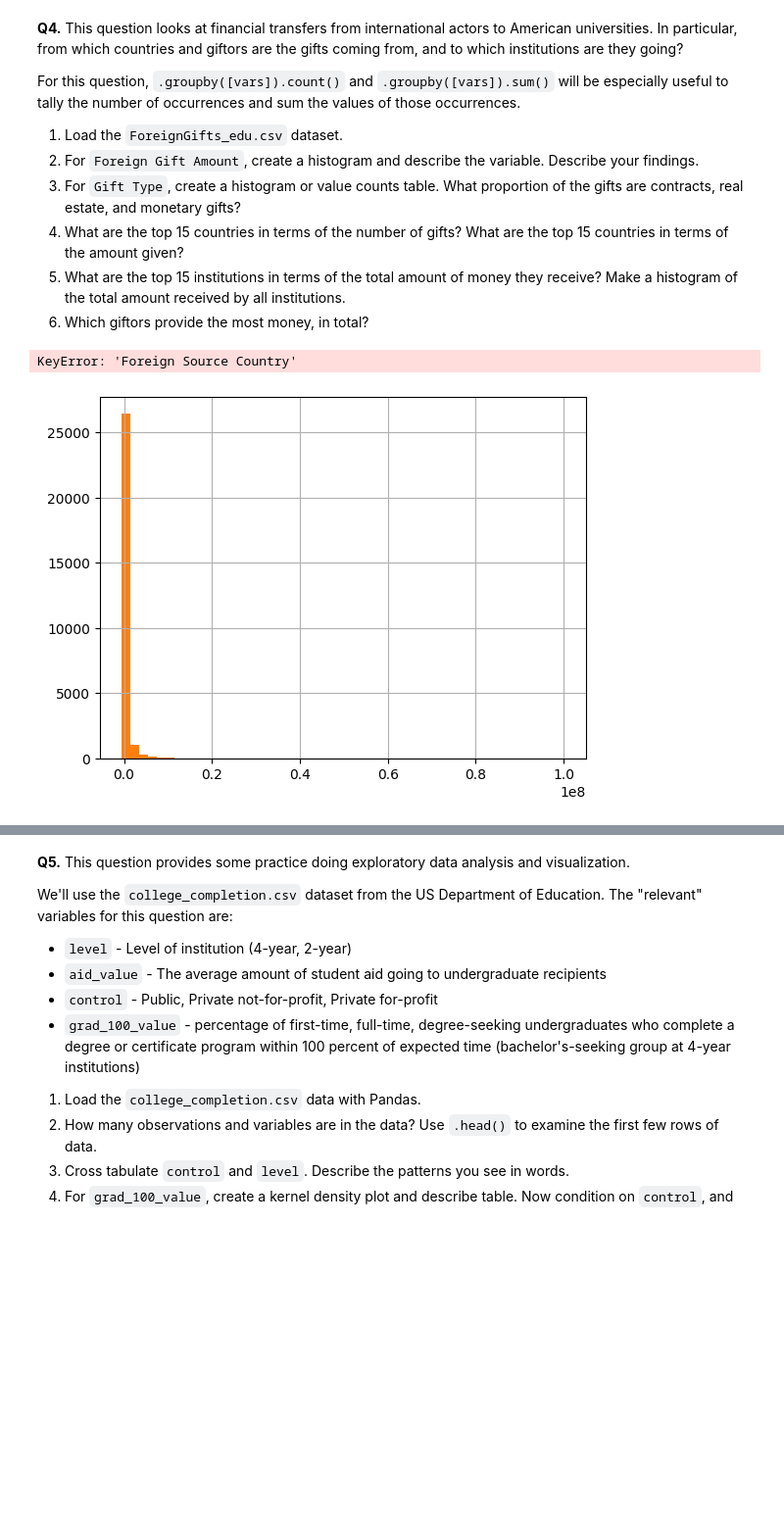
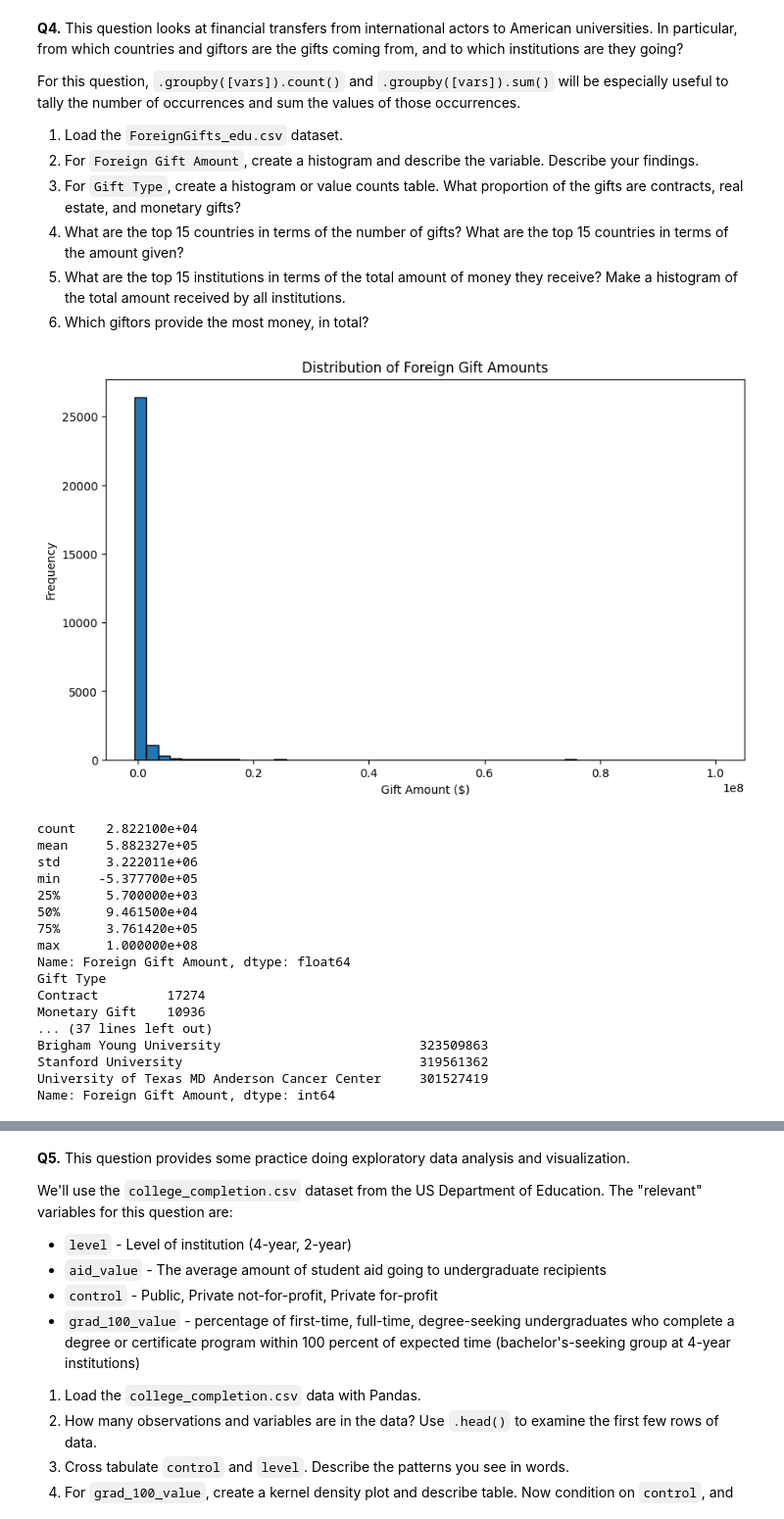
Before and after one commit to saigadipati-design/undergrad_ml_assignments, a Jupyter notebook: 01_assignment_wrangling_and_eda.ipynb, the cells around one changed output, grey strips where cells are left out. Shown at 98% size. Cells and saved outputs as stored; diff of their text form; code cells hidden in the pictures; blank space fills up the shorter version.

```diff
--- a/01_assignment_wrangling_and_eda.ipynb
+++ b/01_assignment_wrangling_and_eda.ipynb
@@ -208,30 +208,62 @@ For this question, `.groupby([vars]).count()` and `.groupby([vars]).sum()` will
 5. What are the top 15 institutions in terms of the total amount of money they receive? Make a histogram of the total amount received by all institutions.
 6. Which giftors provide the most money, in total?
 # %%
+import seaborn as sns
+
 fg = pd.read_csv("ForeignGifts_edu.csv")
 
-fg["Foreign Gift Amount"].hist(bins=50)
+fg['Foreign Gift Amount'] = pd.to_numeric(fg['Foreign Gift Amount'], errors='coerce')
+amounts = fg['Foreign Gift Amount'].dropna()
 
-fg["Gift Type"].value_counts(normalize=True)
+plt.figure(figsize=(10,6))
+plt.hist(amounts, bins=50, edgecolor='black')
+plt.title('Distribution of Foreign Gift Amounts')
+plt.xlabel('Gift Amount ($)')
+plt.ylabel('Frequency')
+plt.show()
 
-fg["Foreign Gift Amount"].hist(bins=50)
+print(amounts.describe())
 
-fg["Gift Type"].value_counts(normalize=True)
+gift_counts = fg['Gift Type'].value_counts()
+print(gift_counts)
 
-fg.groupby("Foreign Source Country")["Foreign Gift Amount"].count().sort_values(ascending=False).head(15)
-fg.groupby("Foreign Source Country")["Foreign Gift Amount"].sum().sort_values(ascending=False).head(15)
 
-inst_totals = (
-    fg.groupby("Institution Name")["Foreign Gift Amount"]
-    .sum()
-    .sort_values(ascending=False)
-    .head(15)
-)
-inst_totals
+gift_proportions = fg['Gift Type'].value_counts(normalize=True)
+print(gift_proportions)
 
-fg.groupby("Institution Name")["Foreign Gift Amount"].sum().hist(bins=50)
+top_countries_count = fg.groupby('Country of Giftor').size().sort_values(ascending=False).head(15)
+print(top_countries_count)
 
-fg.groupby("Gifter")["Foreign Gift Amount"].sum().sort_values(ascending=False).head(15)
+
+top_institutions = fg.groupby('Institution Name')['Foreign Gift Amount'].sum().sort_values(ascending=False).head(15)
+print(top_institutions)
+
+institution_totals = fg.groupby('Institution Name')['Foreign Gift Amount'].sum()
+plt.figure(figsize=(10,6))
+plt.hist(institution_totals, bins=50, edgecolor='black')
+plt.title('Total Amount Received by Institutions')
+plt.xlabel('Total Gift Amount ($)')
+plt.ylabel('Number of Institutions')
+plt.show()
+
+top_countries_amount = fg.groupby('Country of Giftor')['Foreign Gift Amount'].sum().sort_values(ascending=False).head(15)
+print(top_countries_amount)
 # %% [output]
+[figure, new version]
-KeyError: 'Foreign Source Country'
+count    2.822100e+04
+mean     5.882327e+05
+std      3.222011e+06
+min     -5.377700e+05
+25%      5.700000e+03
+50%      9.461500e+04
+75%      3.761420e+05
+max      1.000000e+08
+Name: Foreign Gift Amount, dtype: float64
+Gift Type
+Contract         17274
+Monetary Gift    10936
+... (37 lines left out)
+Brigham Young University                          323509863
+Stanford University                               319561362
+University of Texas MD Anderson Cancer Center     301527419
+Name: Foreign Gift Amount, dtype: int64
-[figure, old version]
```
Also changed, not shown: parts of 1 cell of this notebook.
